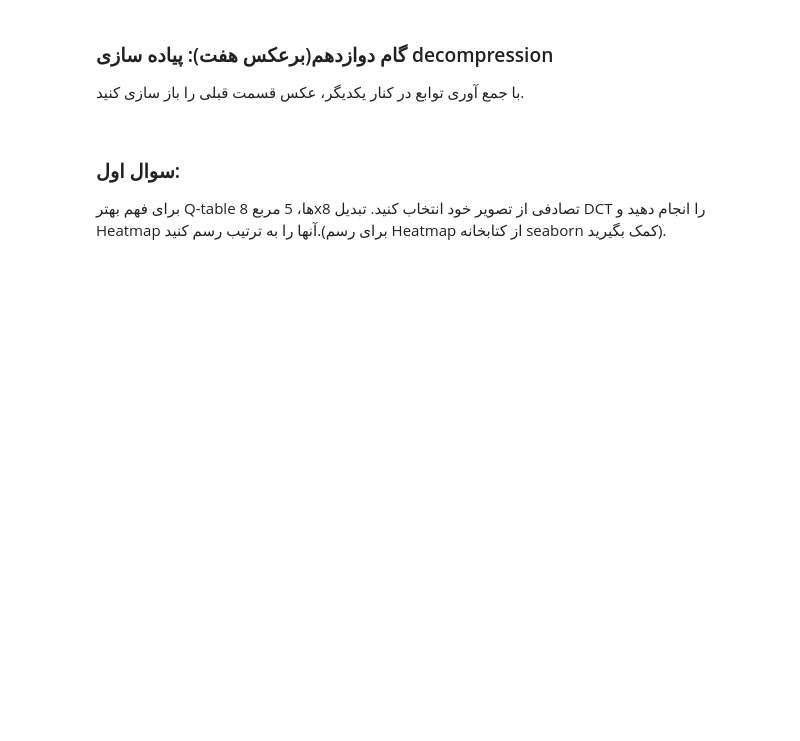
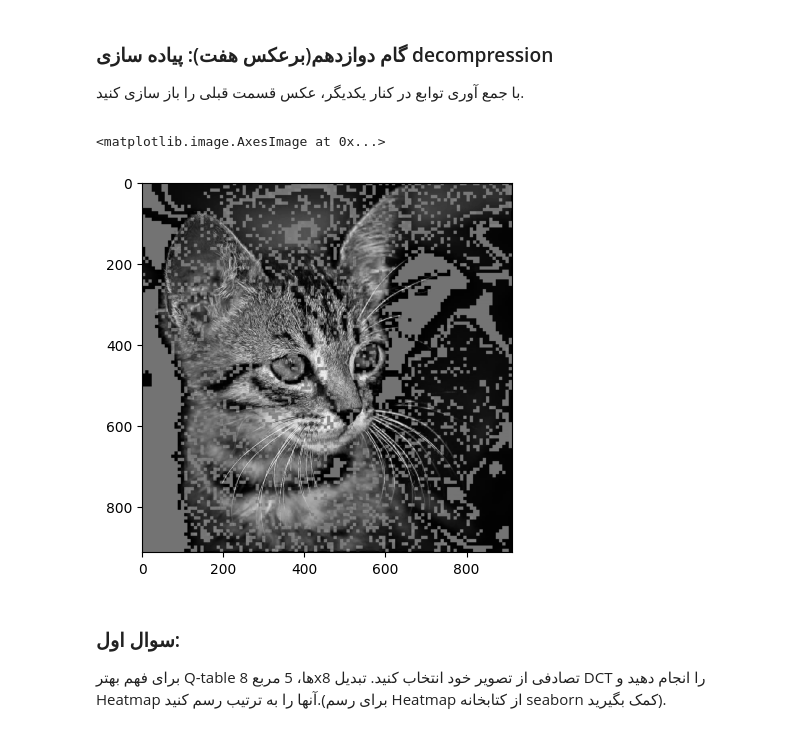
Before and after one commit to imghady/image_compressor, a Jupyter notebook: 1.ipynb, the cells around one changed output. Drawn from its saved outputs; the diff is of its cells as text; code cells hidden in the pictures; blank space fills up the shorter version.

```diff
--- a/1.ipynb
+++ b/1.ipynb
@@ -70,13 +70,11 @@ def extract_squares(image):
     if width % 8 != 0:
         dw = (width // 8) * 8 - (width - 8)
 
-    temp1 = np.zeros((dh, width))
-    temp2 = np.zeros((height, dw))
-    image = np.concatenate((image, temp1), axis=0)
-    image = np.concatenate((image, temp2), axis=1)
+    image = np.concatenate((image, np.zeros((dh, image.shape[1]))), axis = 0)
+    image = np.concatenate((image, np.zeros((image.shape[0], dw))), axis = 1)
 
-    for i in range(height // 8):
-        for j in range(height // 8):
+    for i in range(image.shape[0] // 8):
+        for j in range(image.shape[1] // 8):
             h_i = i * 8
             h_j = j * 8
             img_slices.append(image[h_i:h_i + 8, h_j:h_j + 8])
@@ -446,3 +431,35 @@ def jpeg_decomp(input_file_path, output_image_path):
+# %%
+def jpeg_decomp(input_file_path, output_image_path):
+    file = open(input_file_path, 'r')
+    file_value = file.read()
+    file.close()
+    lines = file_value.split('\n')
+    hw = lines[0].split(' ')
+    height = int(hw[0])
+    width = int(hw[1])
+    quality = int(lines[1])
+    strings = lines[2: len(lines) - 1]
+    matrices = []
+    for string in strings:
+        m = string_to_matrix(string)
+        q = quality_levels[quality]
+        dq = dequantization(m, q)
+        matrices.append(idct_2d(dq))
+
+    matrices = np.array(matrices)
+    final_image = merge_squares(matrices, height, width)
+    final_image[final_image > 255] = 255
+    final_image[final_image < 0] = 0
+    cv.imwrite(output_image_path, final_image)
+
+    return final_image
+# %%
+jpeg_comp('cat.jpg', 'compress_cat.txt', 90)
+compress_cat_img = jpeg_decomp('compress_cat.txt', 'compress_cat_img.jpeg')
+plt.imshow(compress_cat_img, cmap='gray')
+# %% [output]
+<matplotlib.image.AxesImage at 0x...>
+[figure, added]
 # %% [markdown]
 <div dir="rtl">
 
```
Also changed, not shown: parts of 3 cells of this notebook, 3 other files.
